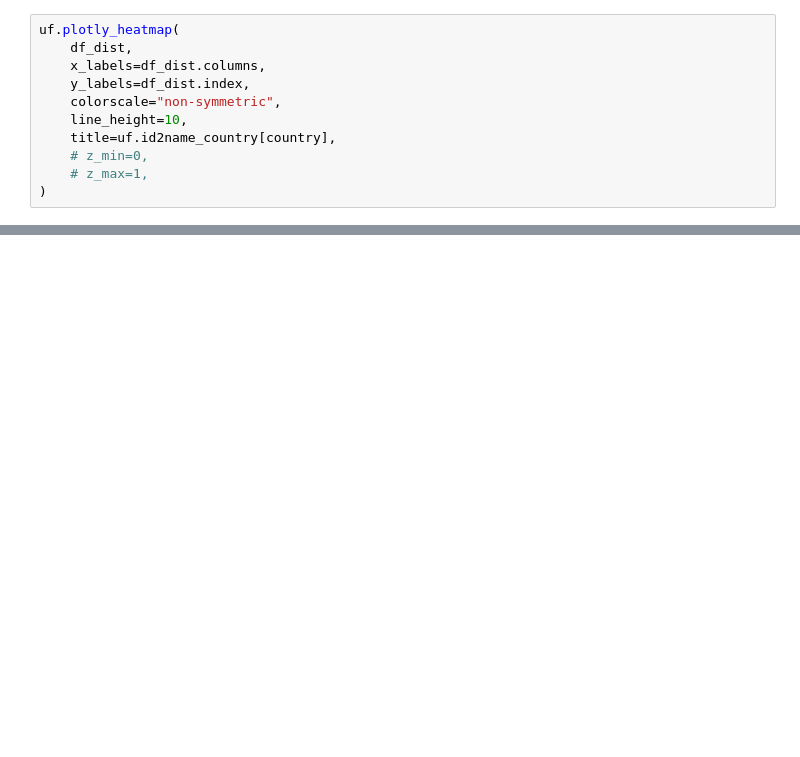
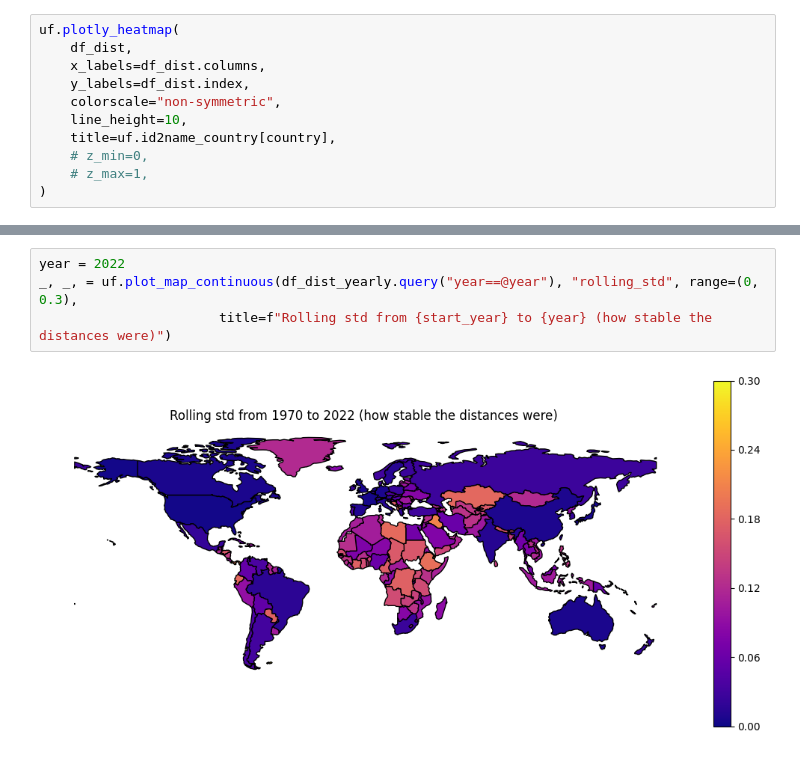
Before and after one commit to irivorobey/geoTopics, a Jupyter notebook: irina/jaccard_stability.ipynb, the cells around one changed output, grey strips where cells are left out. Drawn from its saved outputs; the diff is of its cells as text; blank space fills up the shorter version.

```diff
--- a/irina/jaccard_stability.ipynb
+++ b/irina/jaccard_stability.ipynb
@@ -78,0 +100,6 @@ df_dist_yearly.to_csv(uf.PATH+f"df_jaccard_dist_yearly_{mode[:-1]}.csv", index=F
+# %%
+year = 2022
+_, _, = uf.plot_map_continuous(df_dist_yearly.query("year==@year"), "rolling_std", range=(0, 0.3),
+                       title=f"Rolling std from {start_year} to {year} (how stable the distances were)")
+# %% [output]
+[figure, added]
```
Also changed, not shown: parts of 15 cells of this notebook, 1 other file.
